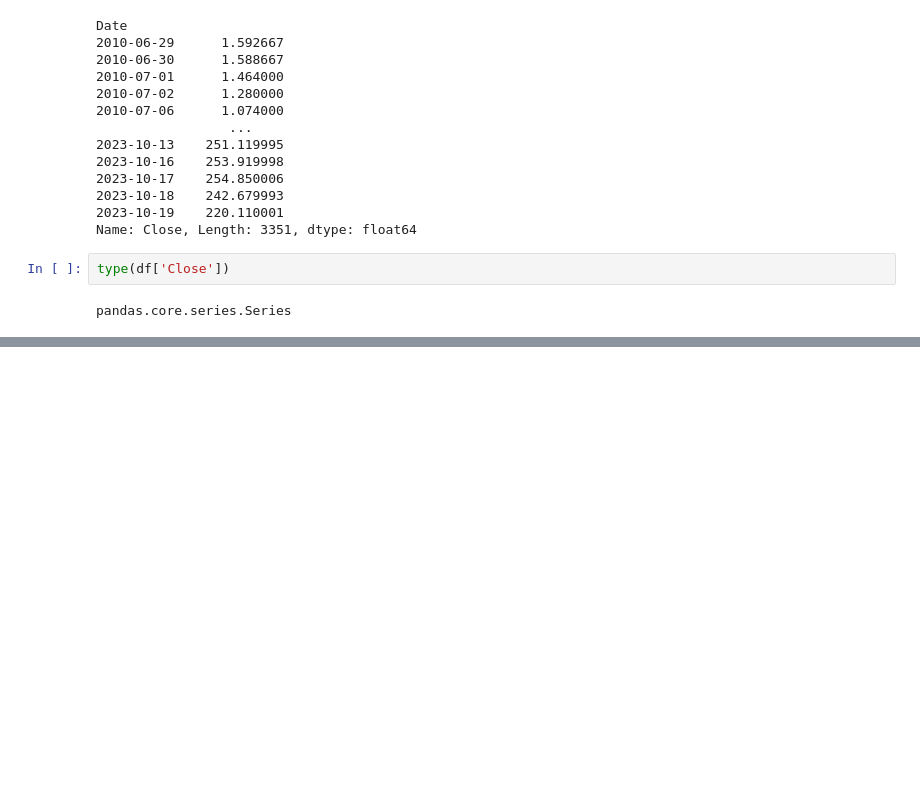
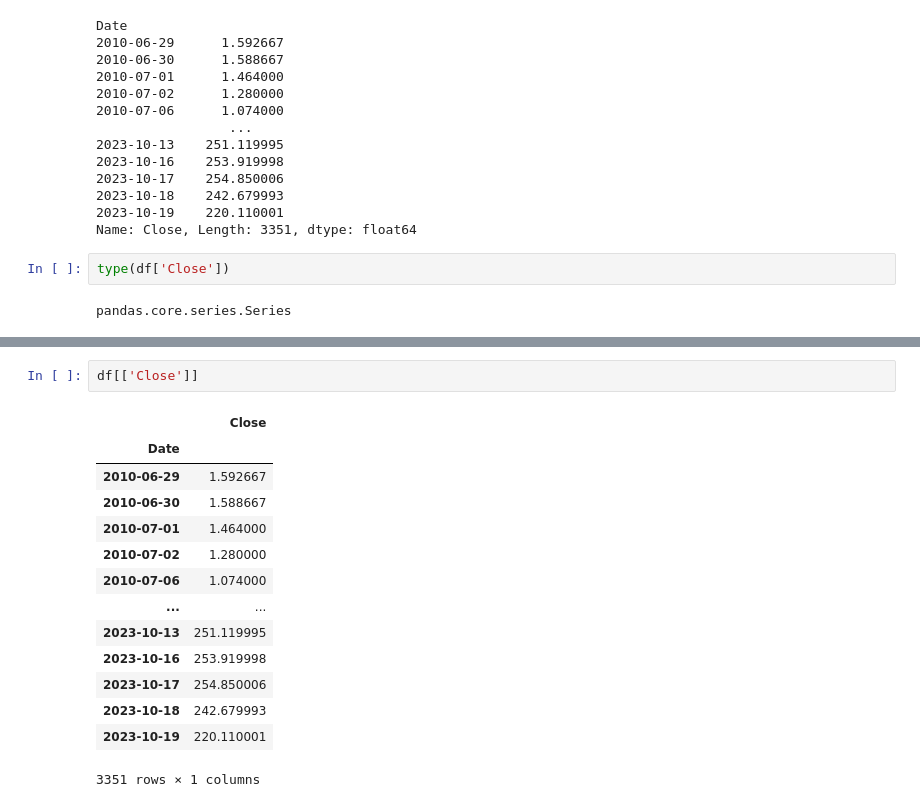
Before and after one commit to vcdemy/20231019, a Jupyter notebook: 20231020筆記.ipynb, the cells around one changed output, grey strips where cells are left out. Saved outputs shown, nothing was run; the diff lists cells and outputs as text; blank space fills up the shorter version.

```diff
--- a/20231020筆記.ipynb
+++ b/20231020筆記.ipynb
@@ -757,0 +781,17 @@ pandas.core.series.Series
+# %%
+df[['Close']]
+# %% [output]
+|  | Close |
+| Date |  |
+| 2010-06-29 | 1.592667 |
+| 2010-06-30 | 1.588667 |
+| 2010-07-01 | 1.464000 |
+| 2010-07-02 | 1.280000 |
+| 2010-07-06 | 1.074000 |
+| ... | ... |
+| 2023-10-13 | 251.119995 |
+| 2023-10-16 | 253.919998 |
+| 2023-10-17 | 254.850006 |
+| 2023-10-18 | 242.679993 |
+| 2023-10-19 | 220.110001 |
+3351 rows × 1 columns
```
Also changed, not shown: parts of 14 cells of this notebook.
